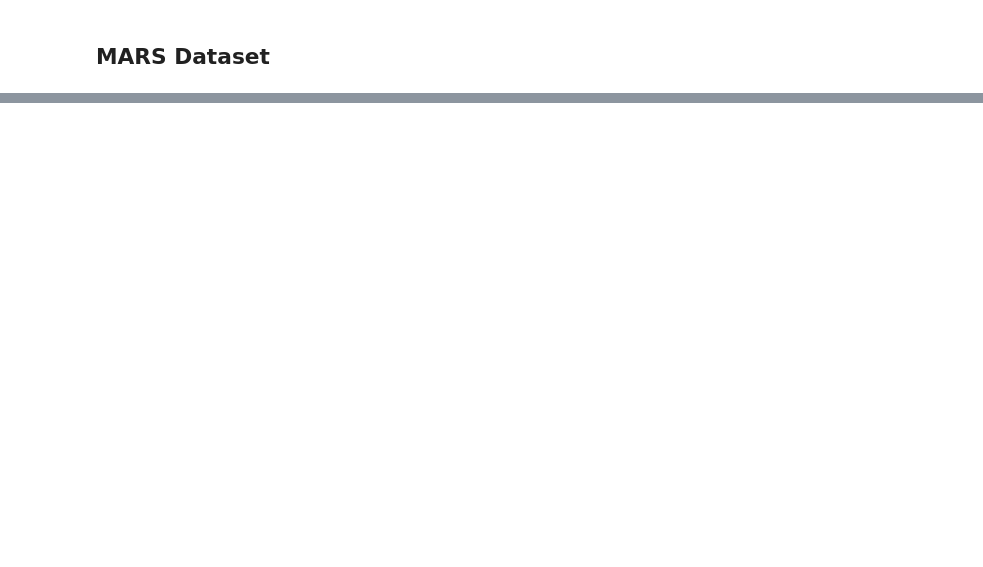
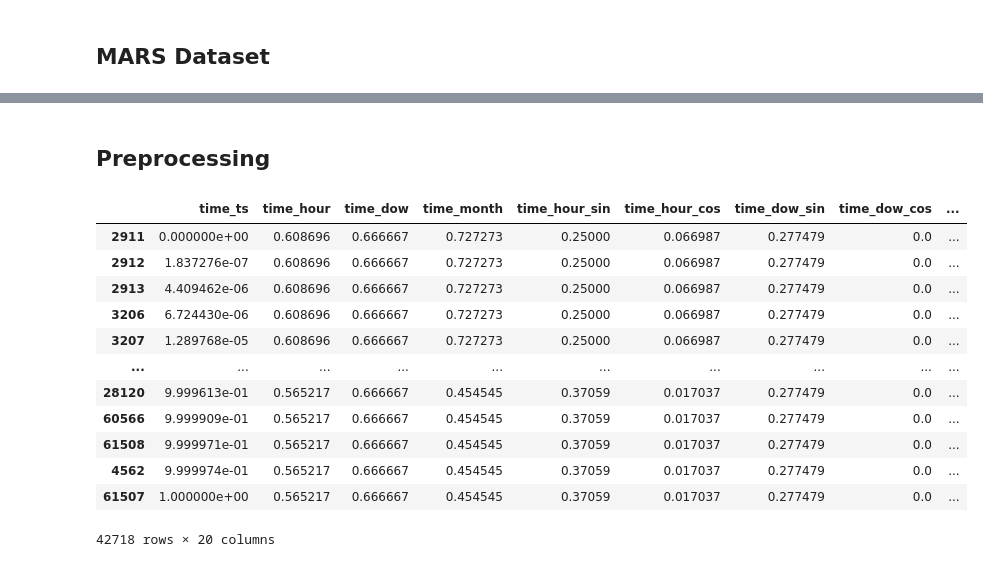
Before and after one commit to Pacatro/EDuRec, a Jupyter notebook: notebooks/data_exploration.ipynb, the cells around one changed output, grey strips where cells are left out. Saved outputs shown, nothing was run; the diff lists cells and outputs as text; code cells hidden in the pictures; blank space fills up the shorter version.

Commit message:
refactor: enhance data processing with tokenizer and time features

```diff
--- a/notebooks/data_exploration.ipynb
+++ b/notebooks/data_exploration.ipynb
@@ -258,0 +406,16 @@ Number of descriptions with NaN: 11203
+# %%
+df = df.sort_values(by=TIME_COL)
+train_val_df, test_df = train_test_split(
+    df,
+    test_size=TEST_SIZE,
+    shuffle=False,
+    random_state=RANDOM_STATE,
+)
+train_df, val_df = train_test_split(
+    train_val_df,
+    test_size=VAL_SIZE,
+    shuffle=False,
+    random_state=RANDOM_STATE,
+)
+
+train_df[RATING_COL].value_counts()
@@ -258,0 +435,32 @@ Number of descriptions with NaN: 11203
+# %% [markdown]
+## Preprocessing
+# %%
+id_cols = [USER_COL, ITEM_COL]
+
+num_cols, cat_lengths, list_cols, text_cols = get_column_types(df, id_cols)
+
+preprocessor = DataProcessor(
+    numeric_cols=num_cols,
+    categorical_cols=cat_lengths,
+    text_cols=text_cols,
+    list_cols=list_cols,
+    id_cols=id_cols,
+)
+
+train_df, val_df, test_df = preprocessor.fit_transform(train_df, val_df, test_df)
+
+train_df
+# %% [output]
+|  | time_ts | time_hour | time_dow | time_month | time_hour_sin | time_hour_cos | time_dow_sin | time_dow_cos | ... |
+| 2911 | 0.000000e+00 | 0.608696 | 0.666667 | 0.727273 | 0.25000 | 0.066987 | 0.277479 | 0.0 | ... |
+| 2912 | 1.837276e-07 | 0.608696 | 0.666667 | 0.727273 | 0.25000 | 0.066987 | 0.277479 | 0.0 | ... |
+| 2913 | 4.409462e-06 | 0.608696 | 0.666667 | 0.727273 | 0.25000 | 0.066987 | 0.277479 | 0.0 | ... |
+| 3206 | 6.724430e-06 | 0.608696 | 0.666667 | 0.727273 | 0.25000 | 0.066987 | 0.277479 | 0.0 | ... |
+| 3207 | 1.289768e-05 | 0.608696 | 0.666667 | 0.727273 | 0.25000 | 0.066987 | 0.277479 | 0.0 | ... |
+| ... | ... | ... | ... | ... | ... | ... | ... | ... | ... |
+| 28120 | 9.999613e-01 | 0.565217 | 0.666667 | 0.454545 | 0.37059 | 0.017037 | 0.277479 | 0.0 | ... |
+| 60566 | 9.999909e-01 | 0.565217 | 0.666667 | 0.454545 | 0.37059 | 0.017037 | 0.277479 | 0.0 | ... |
+| 61508 | 9.999971e-01 | 0.565217 | 0.666667 | 0.454545 | 0.37059 | 0.017037 | 0.277479 | 0.0 | ... |
+| 4562 | 9.999974e-01 | 0.565217 | 0.666667 | 0.454545 | 0.37059 | 0.017037 | 0.277479 | 0.0 | ... |
+| 61507 | 1.000000e+00 | 0.565217 | 0.666667 | 0.454545 | 0.37059 | 0.017037 | 0.277479 | 0.0 | ... |
+42718 rows × 20 columns
```
Also changed, not shown: parts of 14 cells of this notebook, 11 other files.
